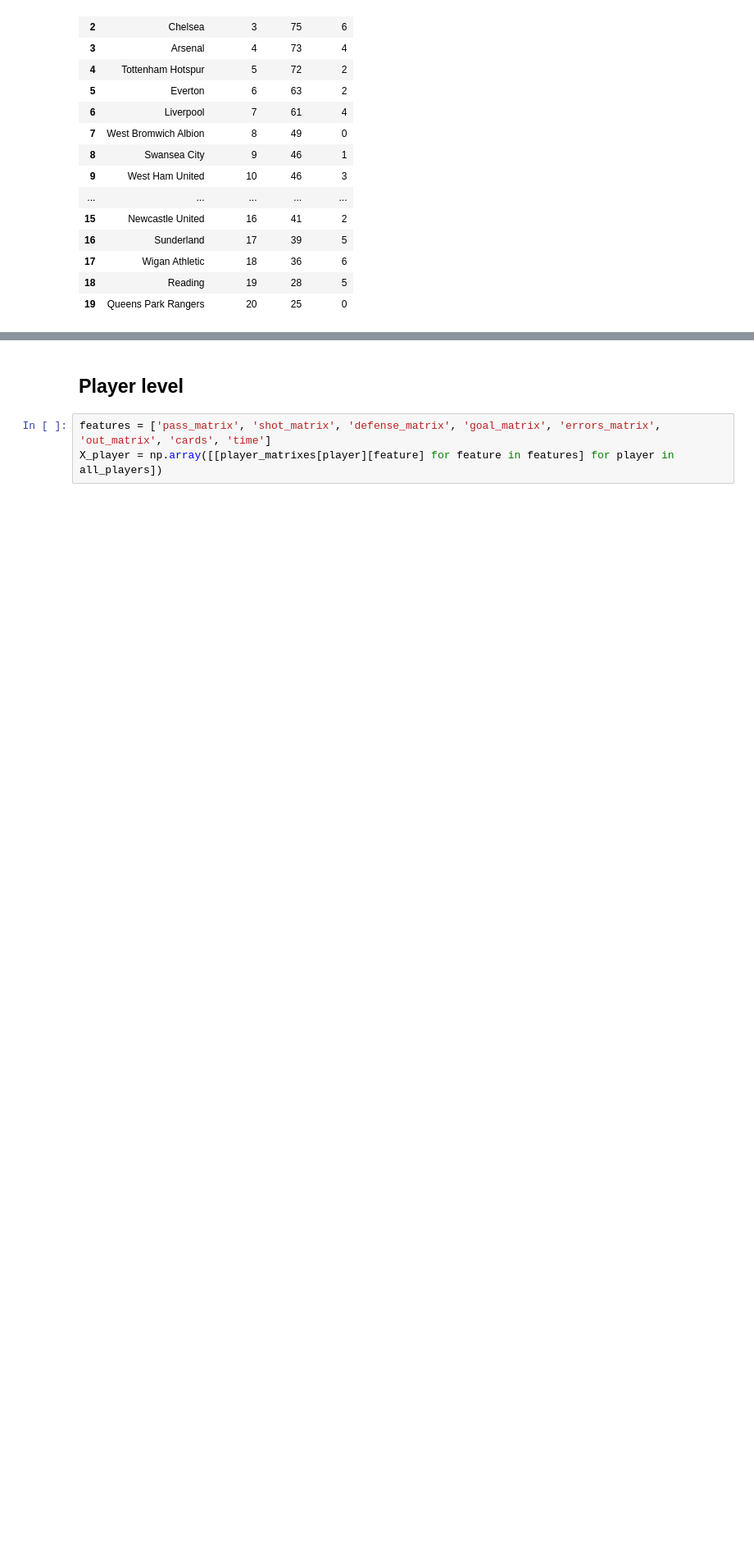
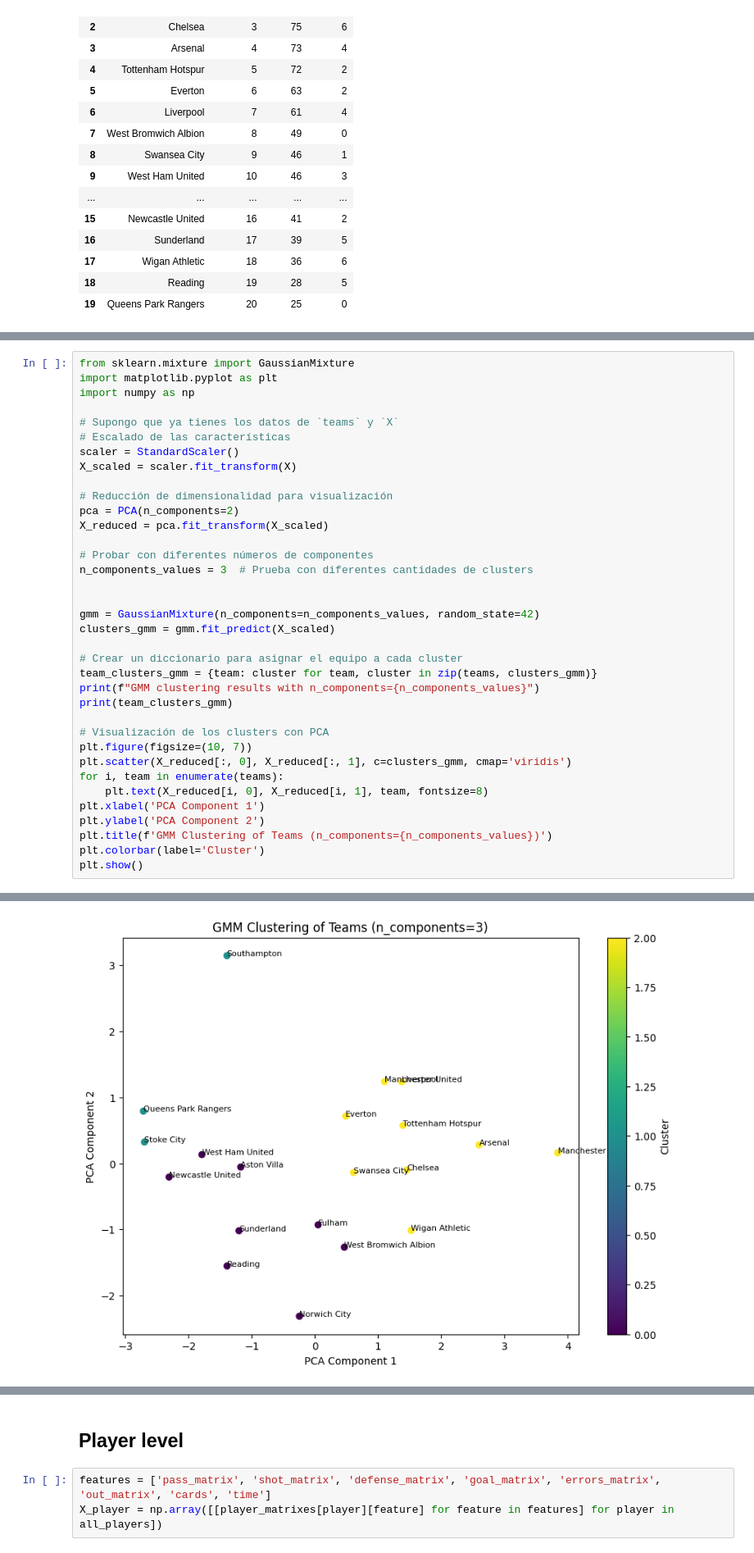
Before and after one commit to luisalawson/soccer_defense_analysis, a Jupyter notebook: RedNeuronalFutbol.ipynb, the cells around one changed output, grey strips where cells are left out. Shown at 82% size. Saved outputs shown, nothing was run; the diff lists cells and outputs as text; blank space fills up the shorter version.

```diff
--- a/RedNeuronalFutbol.ipynb
+++ b/RedNeuronalFutbol.ipynb
@@ -373,0 +478,37 @@ merged_data
+# %%
+from sklearn.mixture import GaussianMixture
+import matplotlib.pyplot as plt
+import numpy as np
+
+# Supongo que ya tienes los datos de `teams` y `X`
+# Escalado de las características
+scaler = StandardScaler()
+X_scaled = scaler.fit_transform(X)
+
+# Reducción de dimensionalidad para visualización
+pca = PCA(n_components=2)
+X_reduced = pca.fit_transform(X_scaled)
+
+# Probar con diferentes números de componentes
+n_components_values = 3  # Prueba con diferentes cantidades de clusters
+
+
+gmm = GaussianMixture(n_components=n_components_values, random_state=42)
+clusters_gmm = gmm.fit_predict(X_scaled)
+
+# Crear un diccionario para asignar el equipo a cada cluster
+team_clusters_gmm = {team: cluster for team, cluster in zip(teams, clusters_gmm)}
+print(f"GMM clustering results with n_components={n_components_values}")
+print(team_clusters_gmm)
+
+# Visualización de los clusters con PCA
+plt.figure(figsize=(10, 7))
+plt.scatter(X_reduced[:, 0], X_reduced[:, 1], c=clusters_gmm, cmap='viridis')
+for i, team in enumerate(teams):
+    plt.text(X_reduced[i, 0], X_reduced[i, 1], team, fontsize=8)
+plt.xlabel('PCA Component 1')
+plt.ylabel('PCA Component 2')
+plt.title(f'GMM Clustering of Teams (n_components={n_components_values})')
+plt.colorbar(label='Cluster')
+plt.show()
+# %% [output]
@@ -373,0 +517 @@ merged_data
+[figure, added]
```
Also changed, not shown: parts of 12 cells of this notebook.
